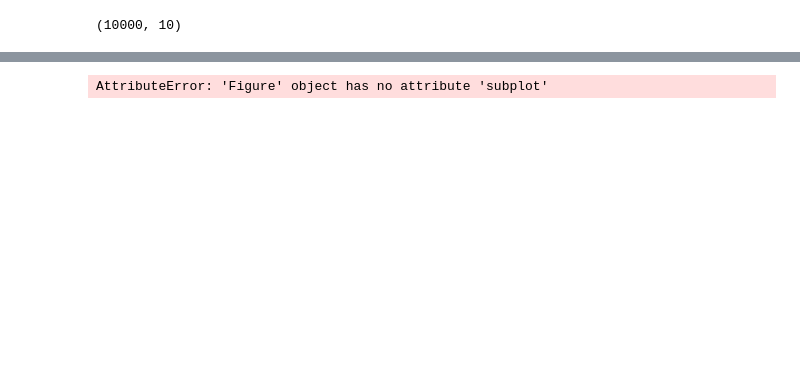
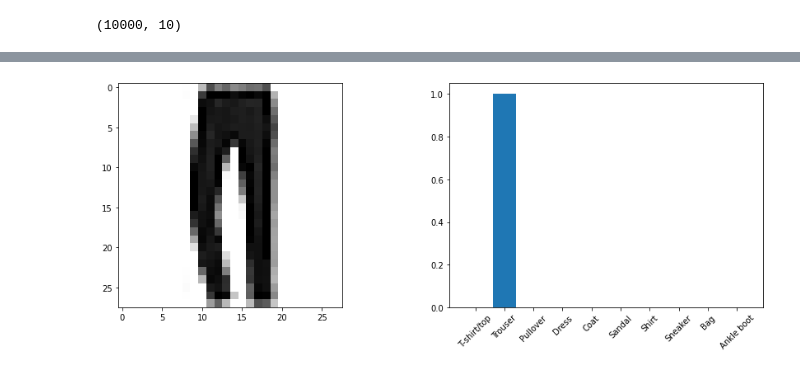
Before and after one commit to radheem/image-model-app, a Jupyter notebook: MLmodel/fashionMNISTclassification.ipynb, the cells around one changed output, grey strips where cells are left out. Cells and saved outputs as stored; diff of their text form; code cells hidden in the pictures; blank space fills up the shorter version.

```diff
--- a/MLmodel/fashionMNISTclassification.ipynb
+++ b/MLmodel/fashionMNISTclassification.ipynb
@@ -14,6 +10,12 @@ print(tf.__version__)
 ## Helpers
 
 def plot_image(predictions_array, img):
+  """ creates a plot with the supplied image and the probability distribution of its predictions by the model.
+
+  Args:
+      predictions_array (ndarray): prbability distribution of the model's predictions
+      img : image to be plotted
+  """
   plt.figure(figsize=(15,5))
   plt.subplot(1,2,1)
   plt.imshow(img, cmap=plt.cm.binary)
@@ -119,7 +121,7 @@ predictions.shape # predictions array contains probabilities for 1000 images aga
 (10000, 10)
 # %%
 # classifying and visualising results
-img = image
+img = test_images[2]
 input = (np.expand_dims(img,0))
 predictions_single = probability_model.predict(input)
 plot_image(predictions_single[0],img)
@@ -128 +130 @@ plot_image(predictions_single[0],img)
-AttributeError: 'Figure' object has no attribute 'subplot'
+[figure, added]
```
Also changed, not shown: parts of 11 cells of this notebook, 1 other file.
